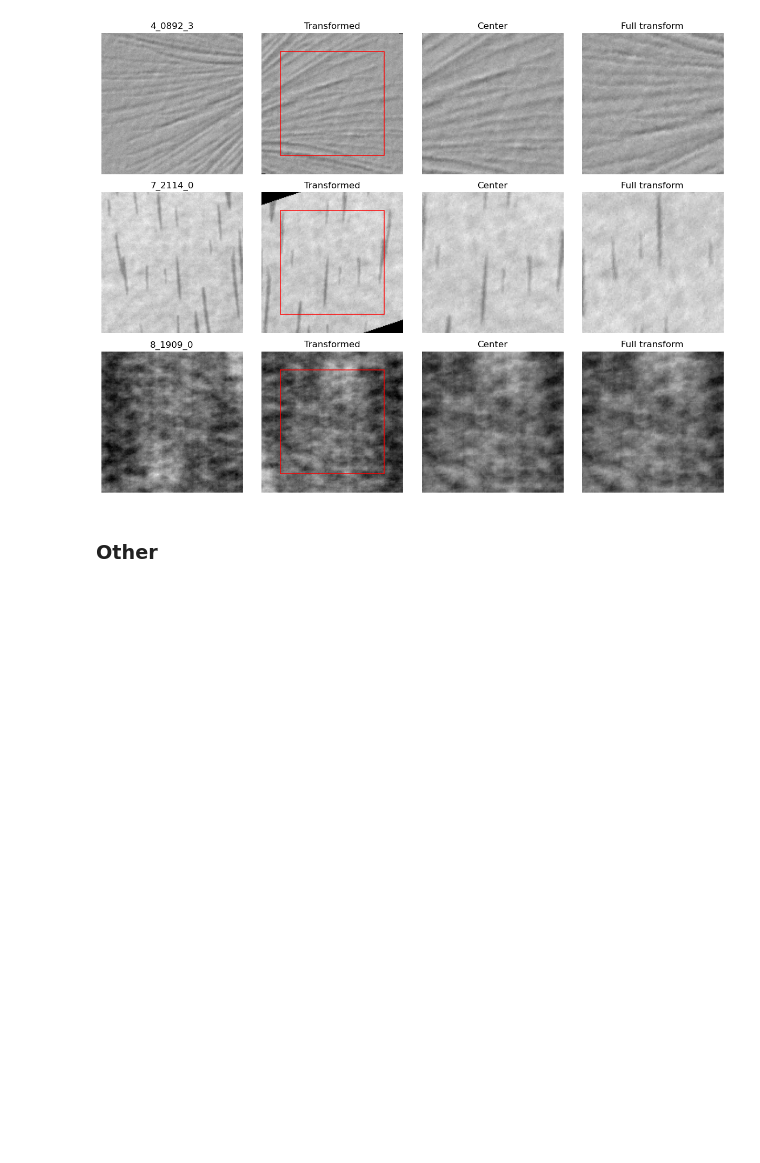
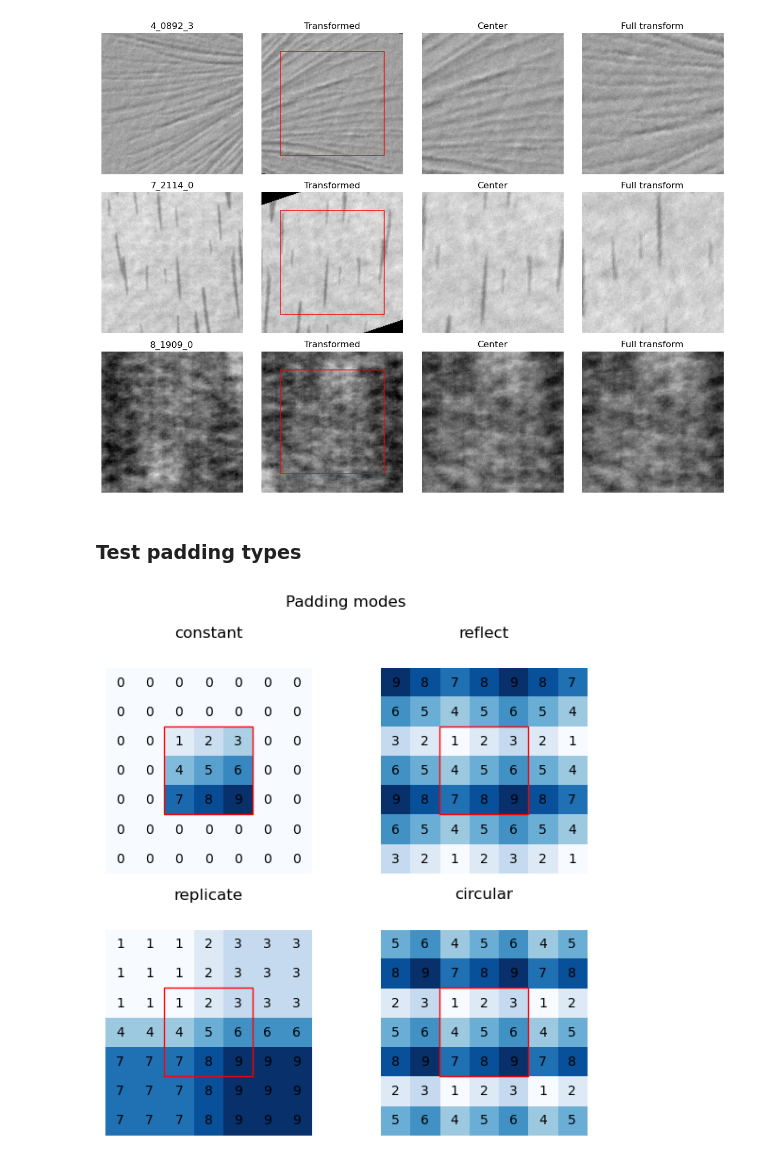
Before and after one commit to popastefan10/DeepAD, a Jupyter notebook: notebooks/nn.ipynb, the cells around one changed output. Drawn from its saved outputs; the diff is of its cells as text; code cells hidden in the pictures; blank space fills up the shorter version.

```diff
--- a/notebooks/nn.ipynb
+++ b/notebooks/nn.ipynb
@@ -69,5 +73,40 @@ for i in range(num_images):
 plot_images(images, titles, rows=num_images, cols=4, figsize=(12, 9))
 # %% [output]
 [figure]
-# %% [markdown]
-### Other
+# %% [markdown]
+### Test padding types
+# %%
+import matplotlib.pyplot as plt
+
+from matplotlib.axes import Axes
+from torch.nn.functional import pad
+
+
+def img_heatmap(images: list[torch.Tensor], titles: list[str], rows: int, cols: int, figsize: tuple[int, int]):
+    axs: np.ndarray
+    fig, axs = plt.subplots(rows, cols, figsize=figsize)
+    for i, ax in enumerate(axs.flatten()):
+        ax: Axes
+        img, title = images[i], titles[i]
+        ax.matshow(img, cmap=plt.cm.Blues)
+        ax.axis("off")
+        ax.set_title(title)
+        for i in range(img.shape[0]):
+            for j in range(img.shape[1]):
+                c = int(img[j, i].item())
+                ax.text(i, j, str(c), va="center", ha="center")
+        # Draw a red rectangle over the center of the image
+        ax.add_patch(plt.Rectangle((1.48, 1.48), 3.01, 3, edgecolor="red", fill=False))
+
+    fig.suptitle("Padding modes")
+    plt.tight_layout()
+    plt.show()
+
+
+img = torch.tensor([[[1, 2, 3], [4, 5, 6], [7, 8, 9]]], dtype=torch.float32)
+pad_modes = ["constant", "reflect", "replicate", "circular"]
+p = 2
+images = [pad(img, (p, p, p, p), mode=mode).squeeze() for mode in pad_modes]
+img_heatmap(images, pad_modes, rows=2, cols=2, figsize=(6, 6))
+# %% [output]
+[figure, added]
```
Also changed, not shown: parts of 10 cells of this notebook, 3 other files.
